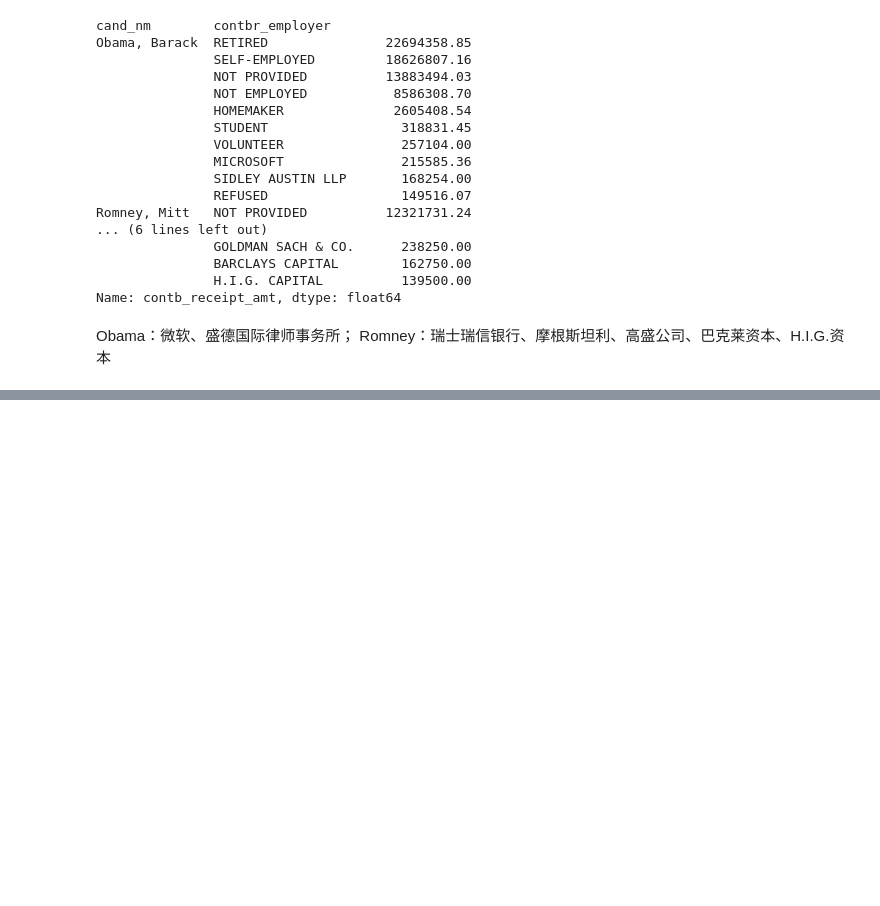
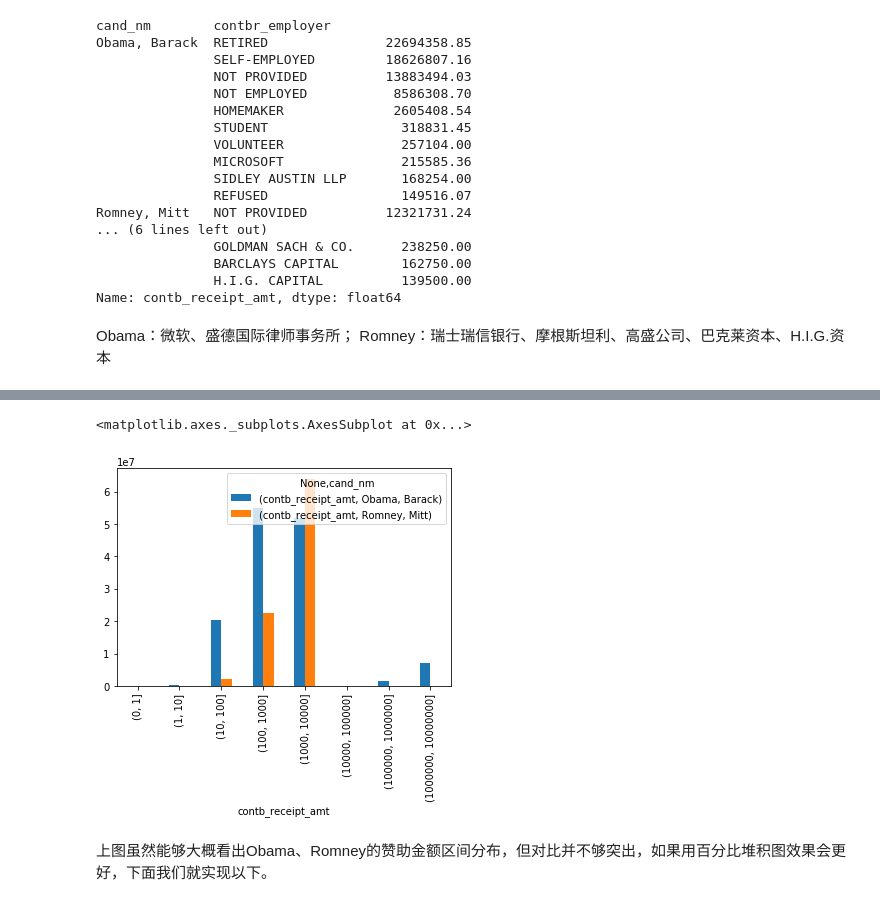
Before and after one commit to stillthelian/2012-, a Jupyter notebook: pandas-2012美国总统竞选赞助数据分析.ipynb, the cells around one changed output, grey strips where cells are left out. Drawn from its saved outputs; the diff is of its cells as text; code cells hidden in the pictures; blank space fills up the shorter version.

```diff
--- a/pandas-2012美国总统竞选赞助数据分析.ipynb
+++ b/pandas-2012美国总统竞选赞助数据分析.ipynb
@@ -395,0 +400,4 @@ Obama：微软、盛德国际律师事务所； Romney：瑞士瑞信银行、
+# %%
+#labels是之前赞助金额离散化后的Series
+grouped_bins = data_top2.groupby(['cand_nm',labels])
+grouped_bins.size().unstack(0)
@@ -395,0 +417,3 @@ Obama：微软、盛德国际律师事务所； Romney：瑞士瑞信银行、
+# %%
+bucket_sums = grouped_bins.sum().unstack(0)
+bucket_sums
@@ -395,0 +432,8 @@ Obama：微软、盛德国际律师事务所； Romney：瑞士瑞信银行、
+# %%
+#Obama、Romney各区间赞助总金额
+bucket_sums.plot(kind='bar')
+# %% [output]
+<matplotlib.axes._subplots.AxesSubplot at 0x...>
+[figure, added]
+# %% [markdown]
+上图虽然能够大概看出Obama、Romney的赞助金额区间分布，但对比并不够突出，如果用百分比堆积图效果会更好，下面我们就实现以下。
```
Also changed, not shown: parts of 19 cells of this notebook.
